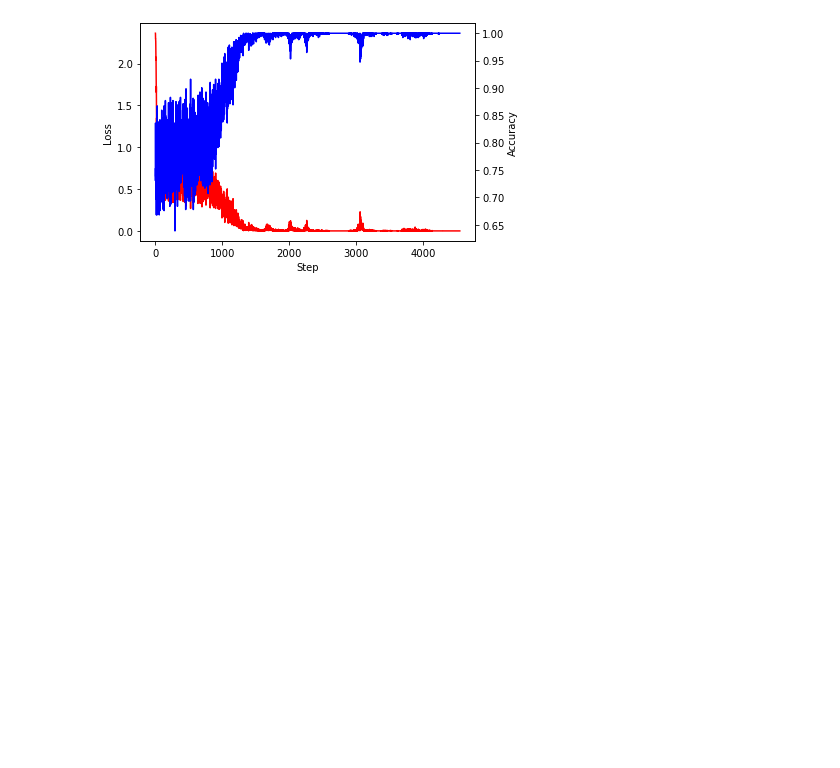
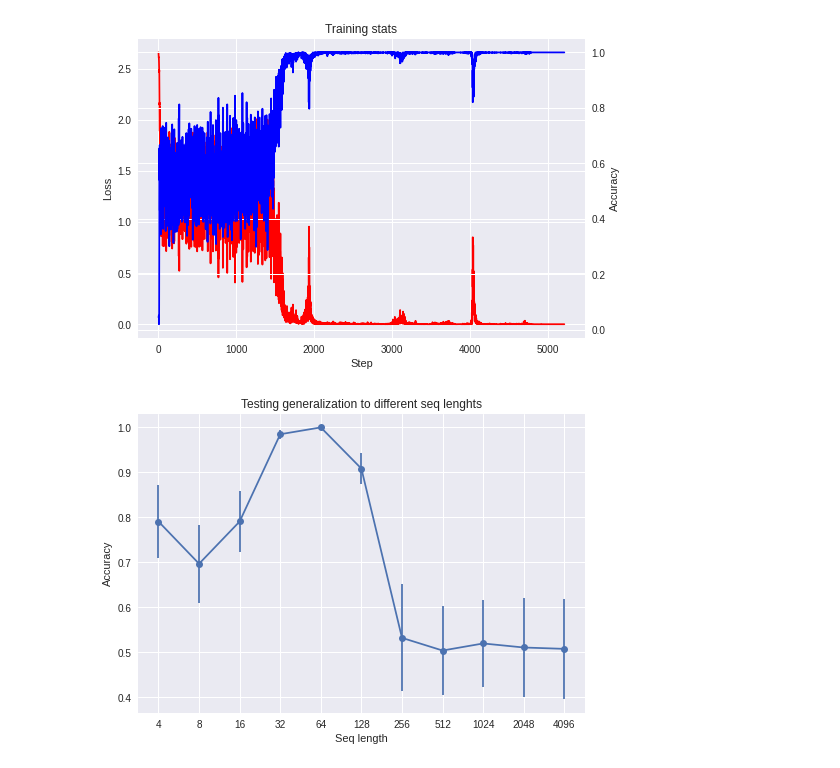
Before and after one commit to Aroksak/RSE, a Jupyter notebook: notebooks/Algorithmic.ipynb, the cells around one changed output. Cells and saved outputs as stored; diff of their text form; code cells hidden in the pictures; blank space fills up the shorter version.

```diff
--- a/notebooks/Algorithmic.ipynb
+++ b/notebooks/Algorithmic.ipynb
@@ -10,4 +9,5 @@ from itertools import count
 import matplotlib.pyplot as plt
 # %%
+plt.style.use("seaborn")
 device = torch.device("cuda" if torch.cuda.is_available() else "cpu")
 print(device)
@@ -87,13 +131,16 @@ training_loop(generate_dup_batch)
 # %%
-def generate_reverse_batch(n_classes, max_out_length, batch_size):
-    xs = [torch.randint(1, n_classes, (np.random.randint(1, max_out_length // 2),)) for _ in
+def generate_reverse_batch(max_out_length, batch_size, n_classes=13):
+    xs = [torch.randint(1, n_classes, (np.random.randint(1, max_out_length),)) for _ in
          range(batch_size)]
     inp = nn.utils.rnn.pad_sequence(xs, batch_first=True)
     inp = F.pad(inp, (0, max_out_length - inp.shape[-1]))
     res = nn.utils.rnn.pad_sequence([torch.flip(x, (0,)) for x in xs], batch_first=True)
     res = F.pad(res, (0, max_out_length - res.shape[-1]))
     return inp, res
 
-training_loop(generate_reverse_batch)
+model = SeqModel(192, 13, n_blocks=1)
+training_loop(model, generate_reverse_batch)
+test_lengths(model, generate_reverse_batch)
 # %% [output]
-[figure, old version]
+[figure, new version]
+[figure, added]
```
Also changed, not shown: parts of 5 cells of this notebook.
